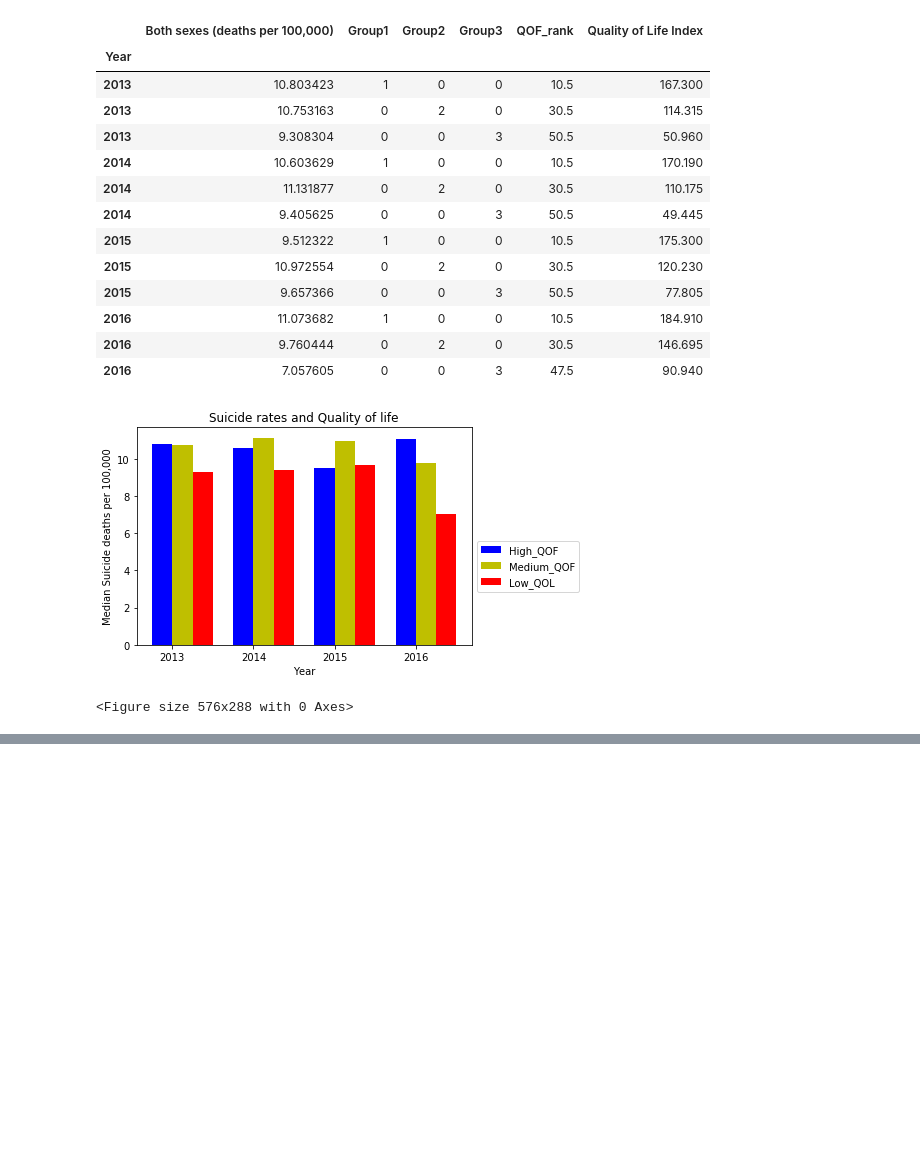
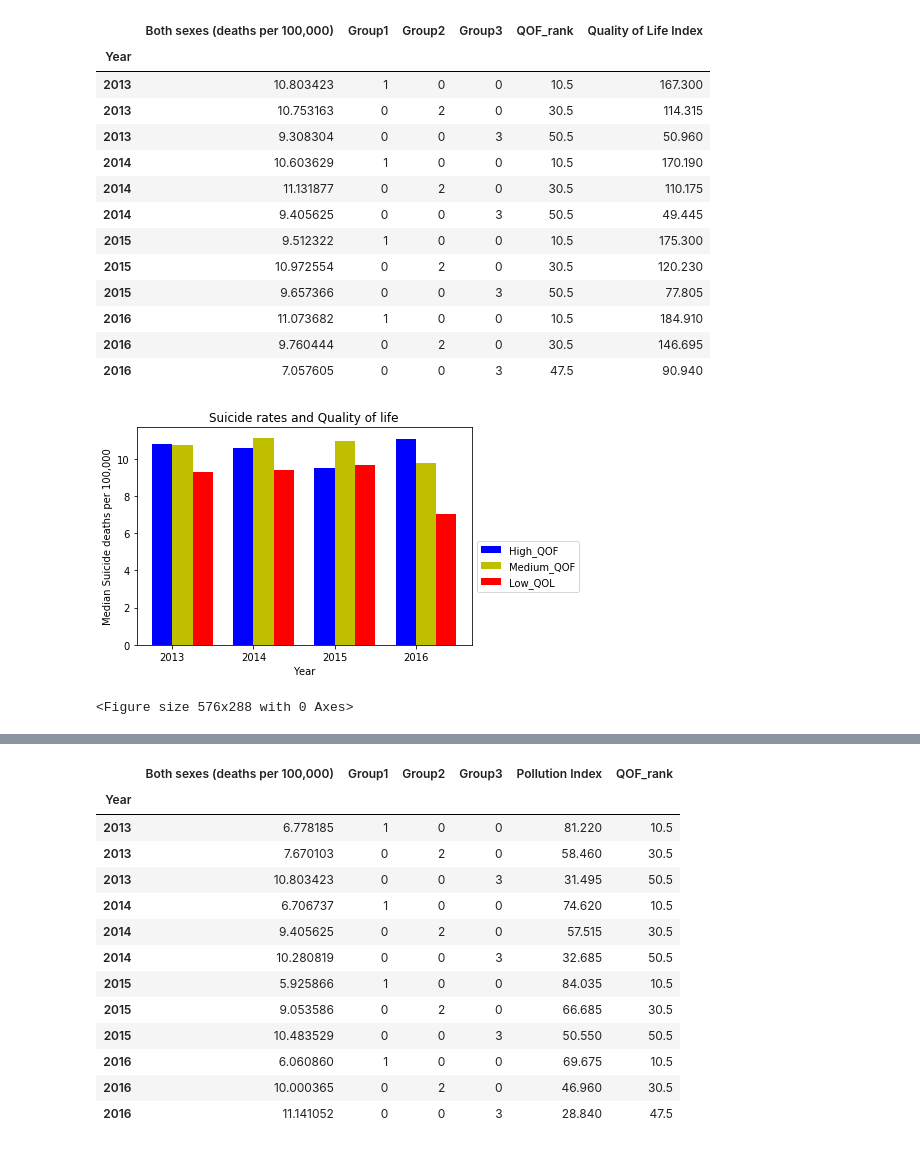
Before and after one commit to sruelle/project-one, a Jupyter notebook: Team Project one.ipynb, the cells around one changed output, grey strips where cells are left out. Cells and saved outputs as stored; diff of their text form; code cells hidden in the pictures; blank space fills up the shorter version.

```diff
--- a/Team Project one.ipynb
+++ b/Team Project one.ipynb
@@ -203,0 +175,85 @@ combined_QOF_df  #This data frame should have everything we need to do analysis.
+# %%
+#pollution Ranking
+#Rank 2013 by quality of life
+POL_rank_2013_df=combined_QOF_df[combined_QOF_df['Year']==2013][['Country','Year','Pollution Index','Both sexes (deaths per 100,000)']]
+POL_rank_2013_df[['QOF_rank']]=POL_rank_2013_df[['Pollution Index']].rank(ascending=False)
+POL_rank_2013_1_df=POL_rank_2013_df.loc[POL_rank_2013_df['QOF_rank']<=20].sort_values('QOF_rank')
+POL_rank_2013_2_df=POL_rank_2013_df.loc[(POL_rank_2013_df['QOF_rank']>=21) & (POL_rank_2013_df['QOF_rank']<=40)].sort_values('QOF_rank')
+POL_rank_2013_3_df=POL_rank_2013_df.loc[(POL_rank_2013_df['QOF_rank']>=41) & (POL_rank_2013_df['QOF_rank']<=60)].sort_values('QOF_rank')# #2013 POL
+
+Median_Suicide_rate_2013_1=POL_rank_2013_1_df.groupby('Year').median()
+Median_Suicide_rate_2013_1['Group1']=['1']
+Median_Suicide_rate_2013_2=POL_rank_2013_2_df.groupby('Year').median()
+Median_Suicide_rate_2013_2['Group2']=['2']
+Median_Suicide_rate_2013_3=POL_rank_2013_3_df.groupby('Year').median()
+Median_Suicide_rate_2013_3['Group3']=['3']
+Median_Suicide_rate_2013_3
+
+
+# #Rank 2014 by quality of life
+POL_rank_2014_df=combined_QOF_df.loc[combined_QOF_df['Year']==2014][['Country','Year','Pollution Index','Both sexes (deaths per 100,000)']]
+POL_rank_2014_df[['QOF_rank']]=POL_rank_2014_df[['Pollution Index']].rank(ascending=False)
+POL_rank_2014_1_df=POL_rank_2014_df.loc[POL_rank_2014_df['QOF_rank']<=20].sort_values('QOF_rank')
+POL_rank_2014_2_df=POL_rank_2014_df.loc[(POL_rank_2014_df['QOF_rank']>=21) & (POL_rank_2014_df['QOF_rank']<=40)].sort_values('QOF_rank')
+POL_rank_2014_3_df=POL_rank_2014_df.loc[(POL_rank_2014_df['QOF_rank']>=41) & (POL_rank_2014_df['QOF_rank']<=60)].sort_values('QOF_rank')
+
+Median_Suicide_rate_2014_1=POL_rank_2014_1_df.groupby('Year').median()
+Median_Suicide_rate_2014_1['Group1']=['1']
+Median_Suicide_rate_2014_2=POL_rank_2014_2_df.groupby('Year').median()
+Median_Suicide_rate_2014_2['Group2']=['2']
+Median_Suicide_rate_2014_3=POL_rank_2014_3_df.groupby('Year').median()
+Median_Suicide_rate_2014_3['Group3']=['3']
+Median_Suicide_rate_2014_3
+
+# # #Rank 2015 by quality of life
+POL_rank_2015_df=combined_QOF_df.loc[combined_QOF_df['Year']==2015][['Country','Year','Pollution Index','Both sexes (deaths per 100,000)']]
+POL_rank_2015_df[['QOF_rank']]=POL_rank_2015_df[['Pollution Index']].rank(ascending=False)
+POL_rank_2015_1_df=POL_rank_2015_df.loc[POL_rank_2015_df['QOF_rank']<=20].sort_values('QOF_rank')
+POL_rank_2015_2_df=POL_rank_2015_df.loc[(POL_rank_2015_df['QOF_rank']>=21) & (POL_rank_2015_df['QOF_rank']<=40)].sort_values('QOF_rank')
+POL_rank_2015_3_df=POL_rank_2015_df.loc[(POL_rank_2015_df['QOF_rank']>=41) & (POL_rank_2015_df['QOF_rank']<=60)].sort_values('QOF_rank')
+
+Median_Suicide_rate_2015_1=POL_rank_2015_1_df.groupby('Year').median()
+Median_Suicide_rate_2015_1['Group1']=['1']
+Median_Suicide_rate_2015_2=POL_rank_2015_2_df.groupby('Year').median()
+Median_Suicide_rate_2015_2['Group2']=['2']
+Median_Suicide_rate_2015_3=POL_rank_2015_3_df.groupby('Year').median()
+Median_Suicide_rate_2015_3['Group3']=['3']
+Median_Suicide_rate_2015_3
+
+
+# # #Rank 2016 by quality of life
+POL_rank_2016_df=combined_QOF_df.loc[combined_QOF_df['Year']==2016][['Country','Year','Pollution Index','Both sexes (deaths per 100,000)']]
+POL_rank_2016_df[['QOF_rank']]=POL_rank_2016_df[['Pollution Index']].rank(ascending=False)
+POL_rank_2016_1_df=POL_rank_2016_df.loc[POL_rank_2016_df['QOF_rank']<=20].sort_values('QOF_rank')
+POL_rank_2016_2_df=POL_rank_2016_df.loc[(POL_rank_2016_df['QOF_rank']>=21) & (POL_rank_2016_df['QOF_rank']<=40)].sort_values('QOF_rank')
+POL_rank_2016_3_df=POL_rank_2016_df.loc[(POL_rank_2016_df['QOF_rank']>=41) & (POL_rank_2016_df['QOF_rank']<=60)].sort_values('QOF_rank')
+
+Median_Suicide_rate_2016_1=POL_rank_2016_1_df.groupby('Year').median()
+Median_Suicide_rate_2016_1['Group1']=['1']
+Median_Suicide_rate_2016_2=POL_rank_2016_2_df.groupby('Year').median()
+Median_Suicide_rate_2016_2['Group2']=['2']
+Median_Suicide_rate_2016_3=POL_rank_2016_3_df.groupby('Year').median()
+Median_Suicide_rate_2016_3['Group3']=['3']
+Median_Suicide_rate_2016_3
+
+QOF_combined_df=pd.concat((Median_Suicide_rate_2013_1,Median_Suicide_rate_2013_2,Median_Suicide_rate_2013_3,
+                   Median_Suicide_rate_2014_1,Median_Suicide_rate_2014_2,Median_Suicide_rate_2014_3,
+                  Median_Suicide_rate_2015_1,Median_Suicide_rate_2015_2,Median_Suicide_rate_2015_3,
+                  Median_Suicide_rate_2016_1,Median_Suicide_rate_2016_2,Median_Suicide_rate_2016_3), axis=0)
+QOF_combined_df=QOF_combined_df.fillna(0)
+QOF_combined_df
+# %% [output]
+|  | Both sexes (deaths per 100,000) | Group1 | Group2 | Group3 | Pollution Index | QOF_rank |
+| Year |  |  |  |  |  |  |
+| 2013 | 6.778185 | 1 | 0 | 0 | 81.220 | 10.5 |
+| 2013 | 7.670103 | 0 | 2 | 0 | 58.460 | 30.5 |
+| 2013 | 10.803423 | 0 | 0 | 3 | 31.495 | 50.5 |
+| 2014 | 6.706737 | 1 | 0 | 0 | 74.620 | 10.5 |
+| 2014 | 9.405625 | 0 | 2 | 0 | 57.515 | 30.5 |
+| 2014 | 10.280819 | 0 | 0 | 3 | 32.685 | 50.5 |
+| 2015 | 5.925866 | 1 | 0 | 0 | 84.035 | 10.5 |
+| 2015 | 9.053586 | 0 | 2 | 0 | 66.685 | 30.5 |
+| 2015 | 10.483529 | 0 | 0 | 3 | 50.550 | 50.5 |
+| 2016 | 6.060860 | 1 | 0 | 0 | 69.675 | 10.5 |
+| 2016 | 10.000365 | 0 | 2 | 0 | 46.960 | 30.5 |
+| 2016 | 11.141052 | 0 | 0 | 3 | 28.840 | 47.5 |
```
Also changed, not shown: parts of 12 cells of this notebook.
